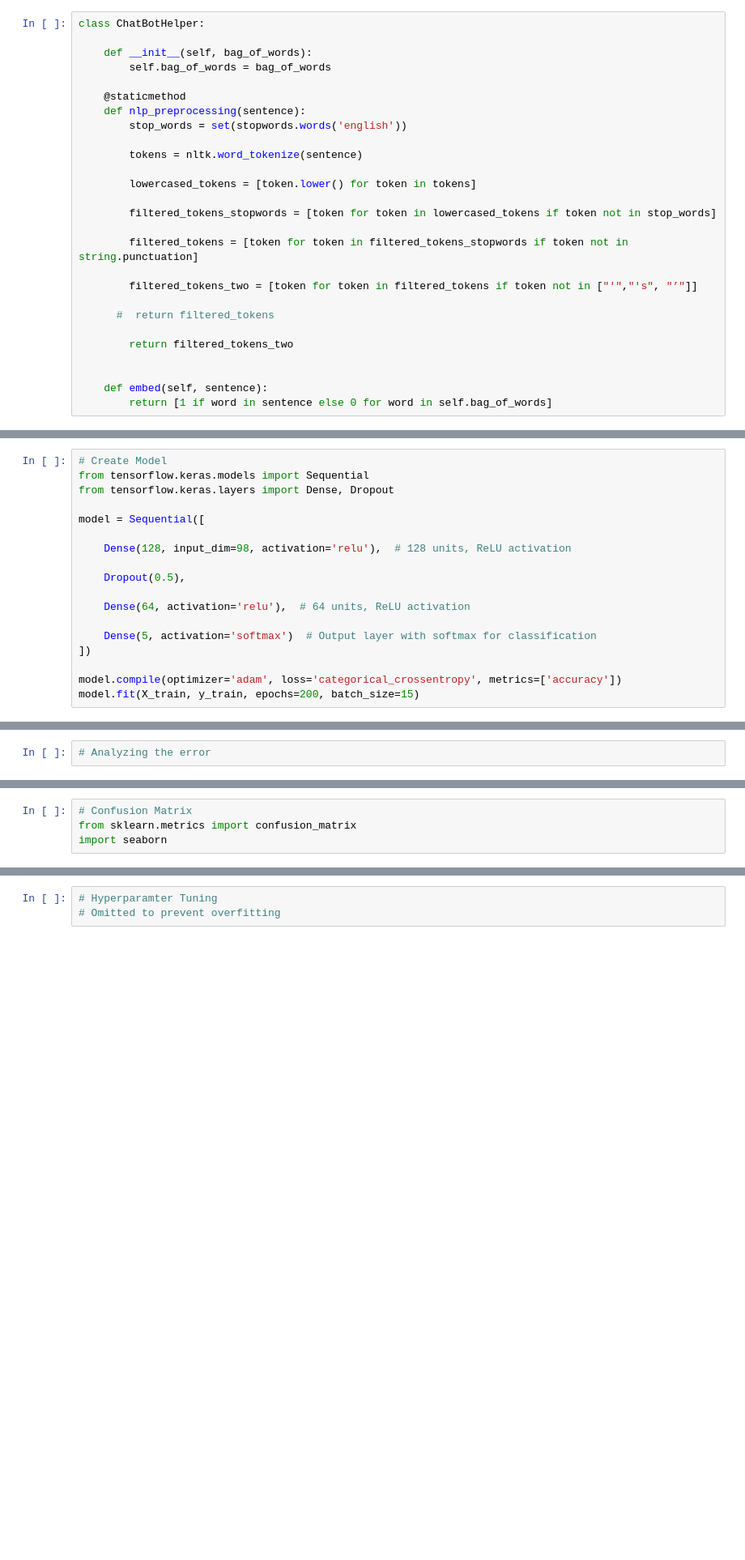
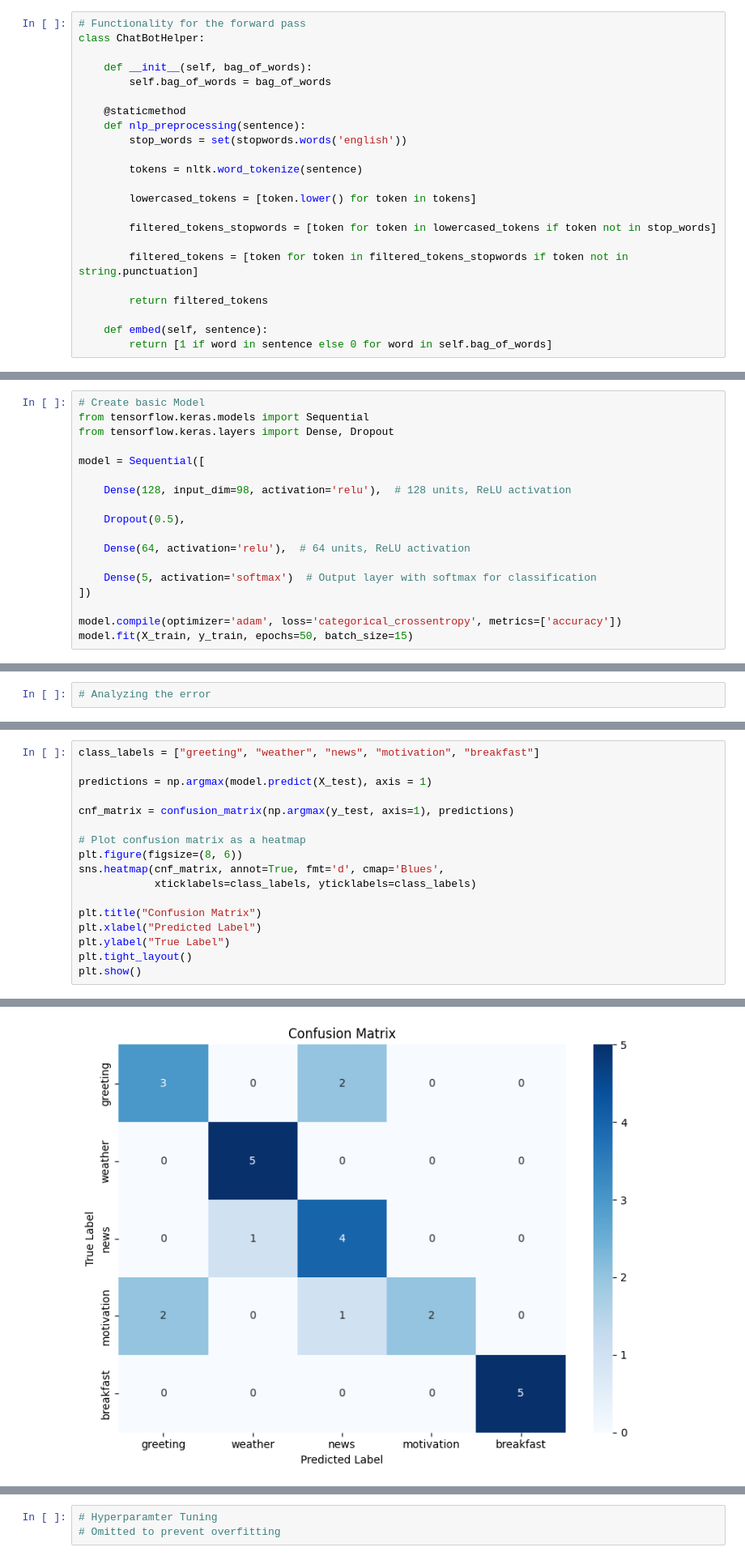
Before and after one commit to Nicholas-KNZ/MorningBriefingAI, a Jupyter notebook: model_training_environment/model.ipynb, the cells around one changed output, grey strips where cells are left out. Shown at 81% size. Drawn from its saved outputs; the diff is of its cells as text; blank space fills up the shorter version.

Commit message:
Added explanations to  model training notebook

```diff
--- a/model_training_environment/model.ipynb
+++ b/model_training_environment/model.ipynb
@@ -58,6 +57,7 @@ class PreprocessingHelper:
                 vocabulary.append(word)
         return [x for x in set(vocabulary)]
 # %%
+# Functionality for the forward pass
 class ChatBotHelper:
 
     def __init__(self, bag_of_words):
@@ -75,12 +75,7 @@ class ChatBotHelper:
 
         filtered_tokens = [token for token in filtered_tokens_stopwords if token not in string.punctuation]
 
-        filtered_tokens_two = [token for token in filtered_tokens if token not in ["'","'s", "’"]]
-
-      #  return filtered_tokens
-
-        return filtered_tokens_two
-
+        return filtered_tokens
 
     def embed(self, sentence):
         return [1 if word in sentence else 0 for word in self.bag_of_words]
@@ -113,7 +108,7 @@ test_data_x = test_data_x.apply(lambda x: ChatBotHelper.nlp_preprocessing(x))
 X_test = np.array(test_data_x.apply(lambda x: chatbotHelper.embed(x)).tolist())
 y_test = np.array(test_data_y.apply(lambda x: preprocessingHelper.one_hot_labels(x)).tolist())
 # %%
-# Create Model
+# Create basic Model
 from tensorflow.keras.models import Sequential
 from tensorflow.keras.layers import Dense, Dropout
 
@@ -129,5 +124,5 @@ model = Sequential([
 ])
 
 model.compile(optimizer='adam', loss='categorical_crossentropy', metrics=['accuracy'])
-model.fit(X_train, y_train, epochs=200, batch_size=15)
+model.fit(X_train, y_train, epochs=50, batch_size=15)
 # %% [output]
@@ -139,4 +159,18 @@ model.evaluate(X_test,y_test)
 # %%
-# Confusion Matrix
-from sklearn.metrics import confusion_matrix
-import seaborn
+class_labels = ["greeting", "weather", "news", "motivation", "breakfast"]
+
+predictions = np.argmax(model.predict(X_test), axis = 1)
+
+cnf_matrix = confusion_matrix(np.argmax(y_test, axis=1), predictions)
+
+# Plot confusion matrix as a heatmap
+plt.figure(figsize=(8, 6))
+sns.heatmap(cnf_matrix, annot=True, fmt='d', cmap='Blues',
+            xticklabels=class_labels, yticklabels=class_labels)
+
+plt.title("Confusion Matrix")
+plt.xlabel("Predicted Label")
+plt.ylabel("True Label")
+plt.tight_layout()
+plt.show()
+# %% [output]
@@ -142,0 +178 @@ import seaborn
+[figure, added]
```
Also changed, not shown: parts of 21 cells of this notebook.
